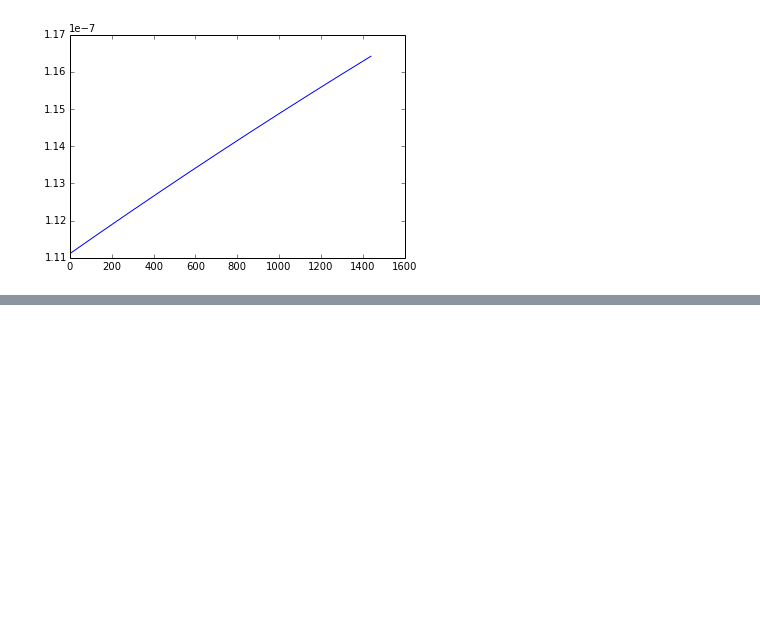
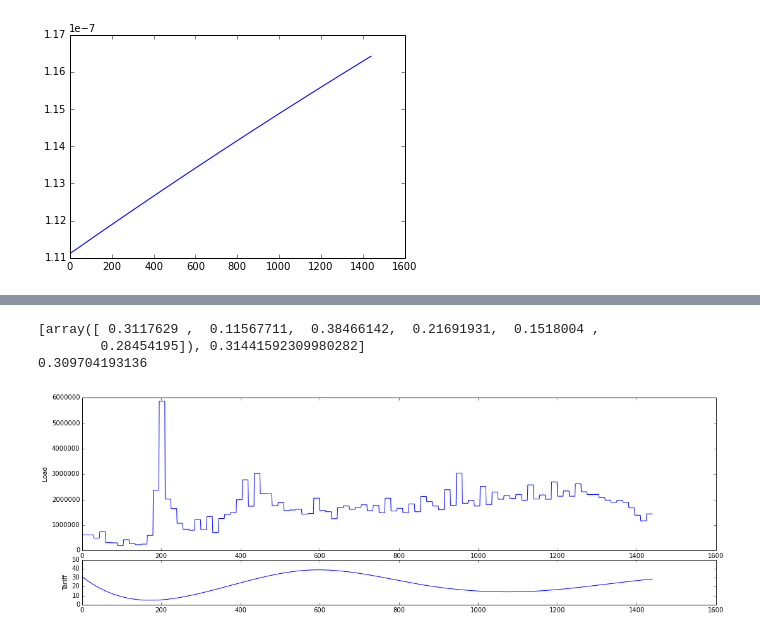
Before and after one commit to markm541374/tariffset, a Jupyter notebook: GPGO.ipynb, the cells around one changed output, grey strips where cells are left out. Cells and saved outputs as stored; diff of their text form; code cells hidden in the pictures; blank space fills up the shorter version.

```diff
--- a/GPGO.ipynb
+++ b/GPGO.ipynb
@@ -91,0 +153,12 @@ print e.G.best
+# %%
+import tariffopt as TO
+e=TO.experiment(gen_sqexp_k,[1,0.2,0.2,0.2,0.2,0.2,0.2],[[0,1],[-1,1],[-1,1],[-1,1],[-1,1],[-1,1],[-1,1]],["ts0.txt"],[0.4,0.4,0.4,0.4,0.4,0.4],[0.05,0.05,0.05,0.05,0.05,0.05],TO.gen_3interp_tariff,TO.load_cost_abflatness)
+e.loadtrace('res/trace6.txt')
+print e.G.best
+c6,data6=e.o.eval_under_tariff(e.G.best[0],plot_=True)
+print c6
+# %% [output]
+[array([ 0.3117629 ,  0.11567711,  0.38466142,  0.21691931,  0.1518004 ,
+        0.28454195]), 0.31441592309980282]
+0.309704193136
+[figure, added]
```
Also changed, not shown: parts of 23 cells of this notebook, 8 other files.
